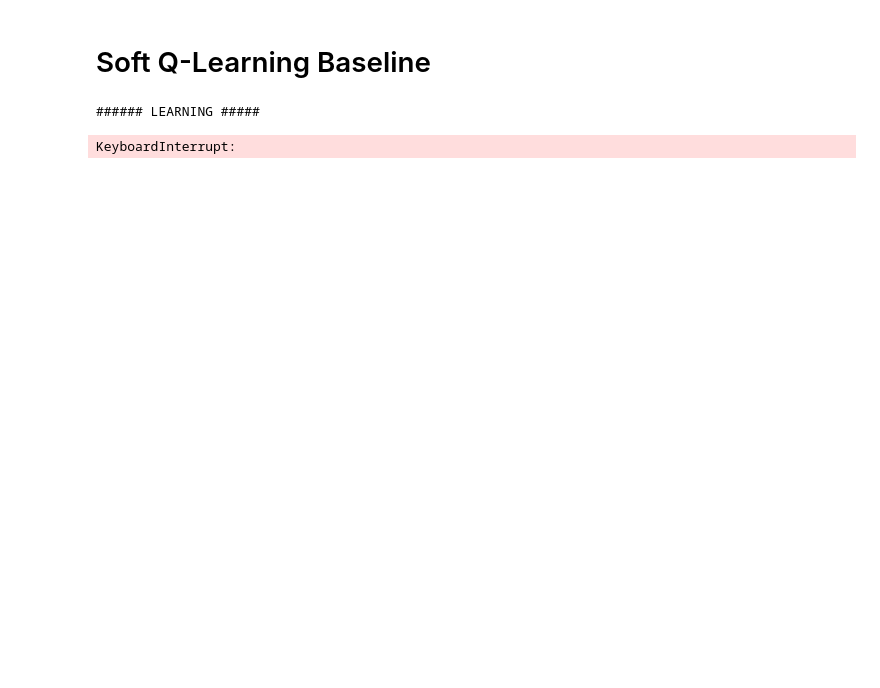
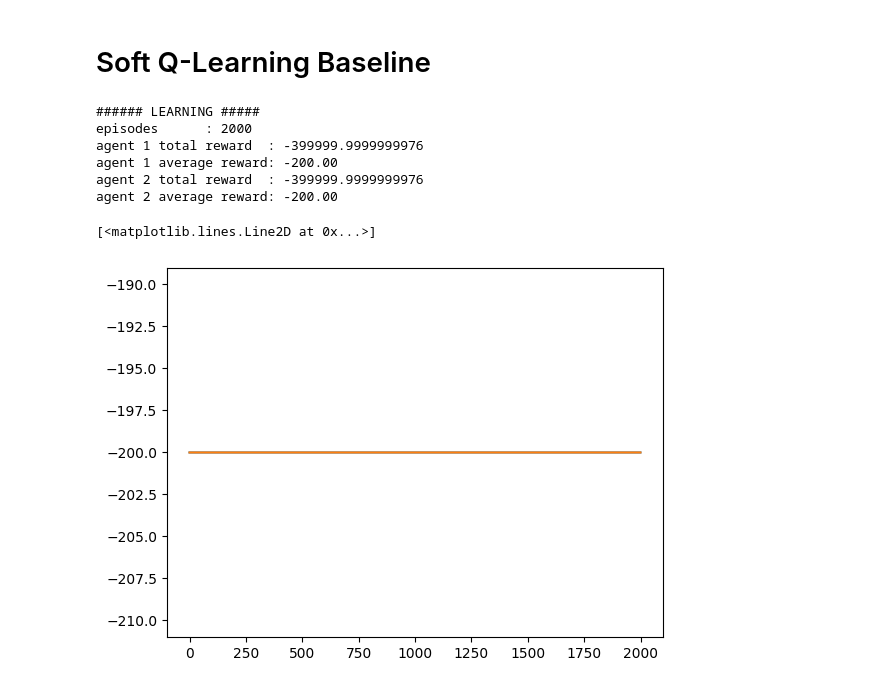
Before and after one commit to maxjappert/multi-agent_distral, a Jupyter notebook: GridWorld-Test.ipynb, the cells around one changed output. Cells and saved outputs as stored; diff of their text form; code cells hidden in the pictures; blank space fills up the shorter version.

```diff
--- a/GridWorld-Test.ipynb
+++ b/GridWorld-Test.ipynb
@@ -264,35 +264,48 @@ plot_policy(policy_function2)
 # Q learning params
 ALPHA = 0.2 # learning rate
 GAMMA = 0.95 # reward discount
 TAU=0.5
 LEARNING_COUNT = 2000
 TEST_COUNT = 100
 
 TURN_LIMIT = 1000
 IS_MONITOR = True
 from algorithms.Soft_Q_Learning_Baseline import Soft_Q_Learning_Baseline_Agents
 
 
-env = GridworldEnv('')
+env = GridworldEnv('1')
 env.reset()
 agents = Soft_Q_Learning_Baseline_Agents(env,LEARNING_COUNT,TURN_LIMIT,ALPHA,GAMMA,TAU)
 
 print("###### LEARNING #####")
 reward_total_1 = 0.0
 reward_total_2 = 0.0
+rewards_1 = []
+rewards_2 = []
 for i in range(LEARNING_COUNT):
     total_reward,reward_1,reward_2=agents.learn()
     reward_total_1 += reward_1
     reward_total_2 += reward_2
+    rewards_1.append(reward_1)
+    rewards_2.append(reward_2)
 print("episodes      : {}".format(LEARNING_COUNT))
 print("agent 1 total reward  : {}".format(reward_total_1))
 print("agent 1 average reward: {:.2f}".format(reward_total_1 / LEARNING_COUNT))
 #print("agent 1 Q Value       :{}".format(agent.q_val))
 print("agent 2 total reward  : {}".format(reward_total_2))
 print("agent 2 average reward: {:.2f}".format(reward_total_2 / LEARNING_COUNT))
+
+plt.plot(range(len(rewards_1)), rewards_1)
+plt.plot(range(len(rewards_2)), rewards_2)
 # %% [output]
 ###### LEARNING #####
+episodes      : 2000
+agent 1 total reward  : -399999.9999999976
+agent 1 average reward: -200.00
+agent 2 total reward  : -399999.9999999976
+agent 2 average reward: -200.00
-KeyboardInterrupt:
+[<matplotlib.lines.Line2D at 0x...>]
+[figure, added]
 # %%
 Q_a1 = agents.q_val_1
 Q_a1_fixed_p2=Q_a1[:,:,1,7,:,:,:]
```
Also changed, not shown: parts of 15 cells of this notebook, 2 other files.
